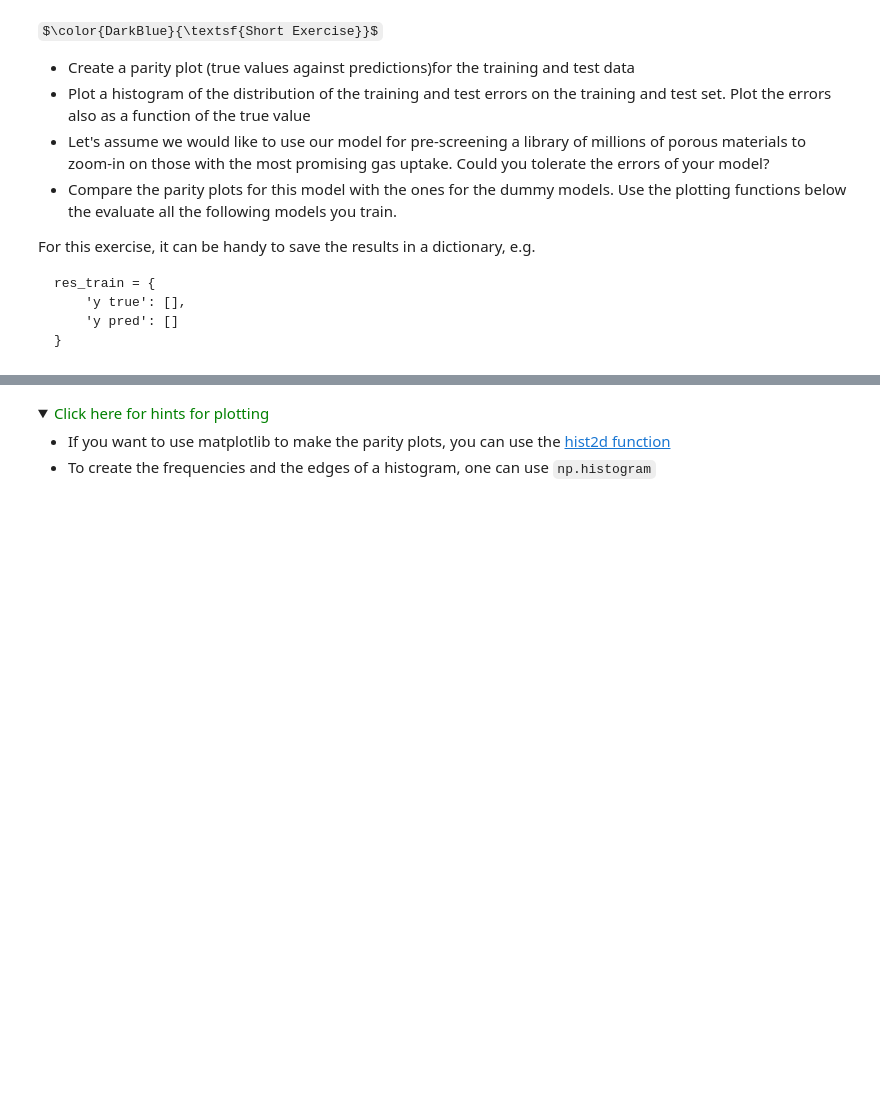
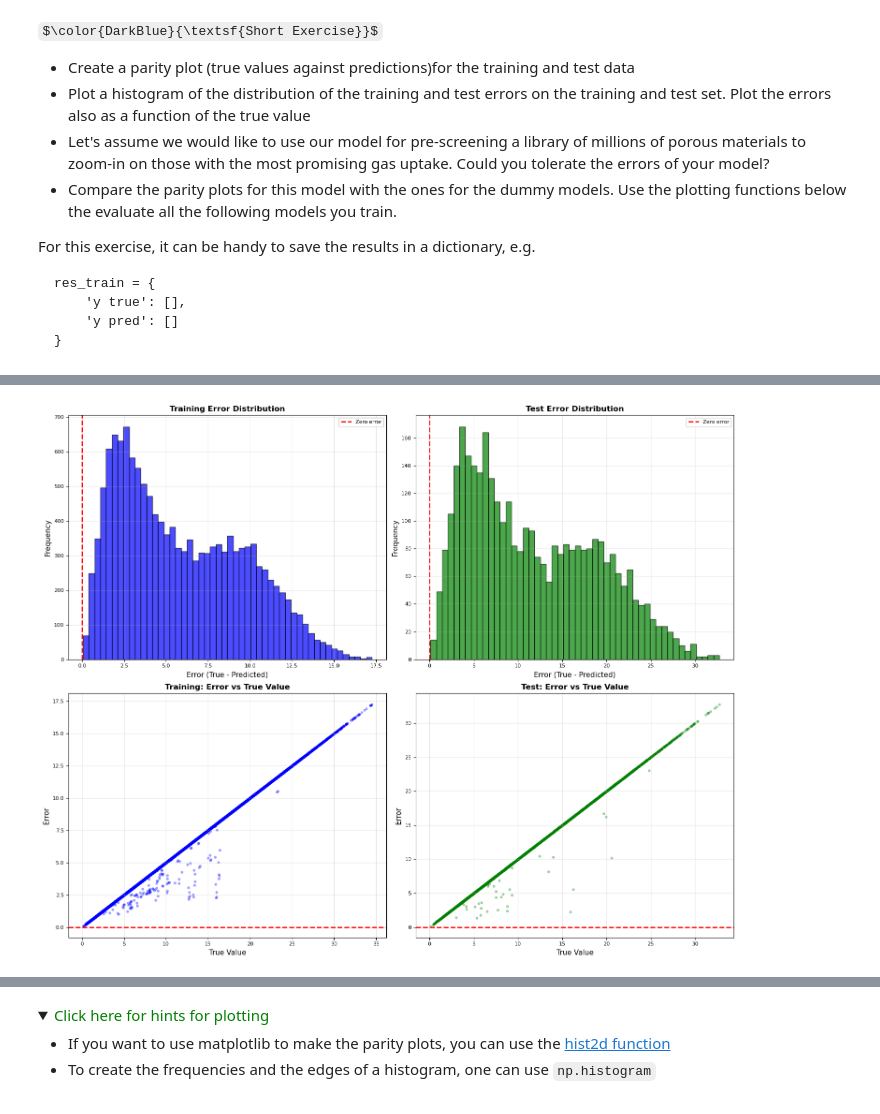
Before and after one commit to vicollari/ml_project_ch315, a Jupyter notebook: group#_block3_project.ipynb, the cells around one changed output, grey strips where cells are left out. Drawn from its saved outputs; the diff is of its cells as text; code cells hidden in the pictures; folded sections open; some formulas as TeX source; blank space fills up the shorter version.

```diff
--- a/group#_block3_project.ipynb
+++ b/group#_block3_project.ipynb
@@ -1157,0 +1177,45 @@ res_train = {
+# %%
+# ===========================
+# 11.2 - Error Distribution Plots
+# ===========================
+
+fig, axes = plt.subplots(2, 2, figsize=(15, 12))
+
+# Training error histogram
+axes[0, 0].hist(res_train['error'], bins=50, alpha=0.7, color='blue', edgecolor='black')
+axes[0, 0].set_xlabel('Error (True - Predicted)', fontsize=11)
+axes[0, 0].set_ylabel('Frequency', fontsize=11)
+axes[0, 0].set_title('Training Error Distribution', fontsize=12, fontweight='bold')
+axes[0, 0].axvline(0, color='red', linestyle='--', linewidth=2, label='Zero error')
+axes[0, 0].legend()
+axes[0, 0].grid(alpha=0.3)
+
+# Test error histogram
+axes[0, 1].hist(res_test['error'], bins=50, alpha=0.7, color='green', edgecolor='black')
+axes[0, 1].set_xlabel('Error (True - Predicted)', fontsize=11)
+axes[0, 1].set_ylabel('Frequency', fontsize=11)
+axes[0, 1].set_title('Test Error Distribution', fontsize=12, fontweight='bold')
+axes[0, 1].axvline(0, color='red', linestyle='--', linewidth=2, label='Zero error')
+axes[0, 1].legend()
+axes[0, 1].grid(alpha=0.3)
+
+# Training: Error vs True Value
+axes[1, 0].scatter(res_train['y true'], res_train['error'], alpha=0.3, s=10, c='blue')
+axes[1, 0].set_xlabel('True Value', fontsize=11)
+axes[1, 0].set_ylabel('Error', fontsize=11)
+axes[1, 0].set_title('Training: Error vs True Value', fontsize=12, fontweight='bold')
+axes[1, 0].axhline(0, color='red', linestyle='--', linewidth=2)
+axes[1, 0].grid(alpha=0.3)
+
+# Test: Error vs True Value
+axes[1, 1].scatter(res_test['y true'], res_test['error'], alpha=0.3, s=10, c='green')
+axes[1, 1].set_xlabel('True Value', fontsize=11)
+axes[1, 1].set_ylabel('Error', fontsize=11)
+axes[1, 1].set_title('Test: Error vs True Value', fontsize=12, fontweight='bold')
+axes[1, 1].axhline(0, color='red', linestyle='--', linewidth=2)
+axes[1, 1].grid(alpha=0.3)
+
+plt.tight_layout()
+plt.show()
+# %% [output]
+[figure, added]
```
Also changed, not shown: parts of 14 cells of this notebook.
